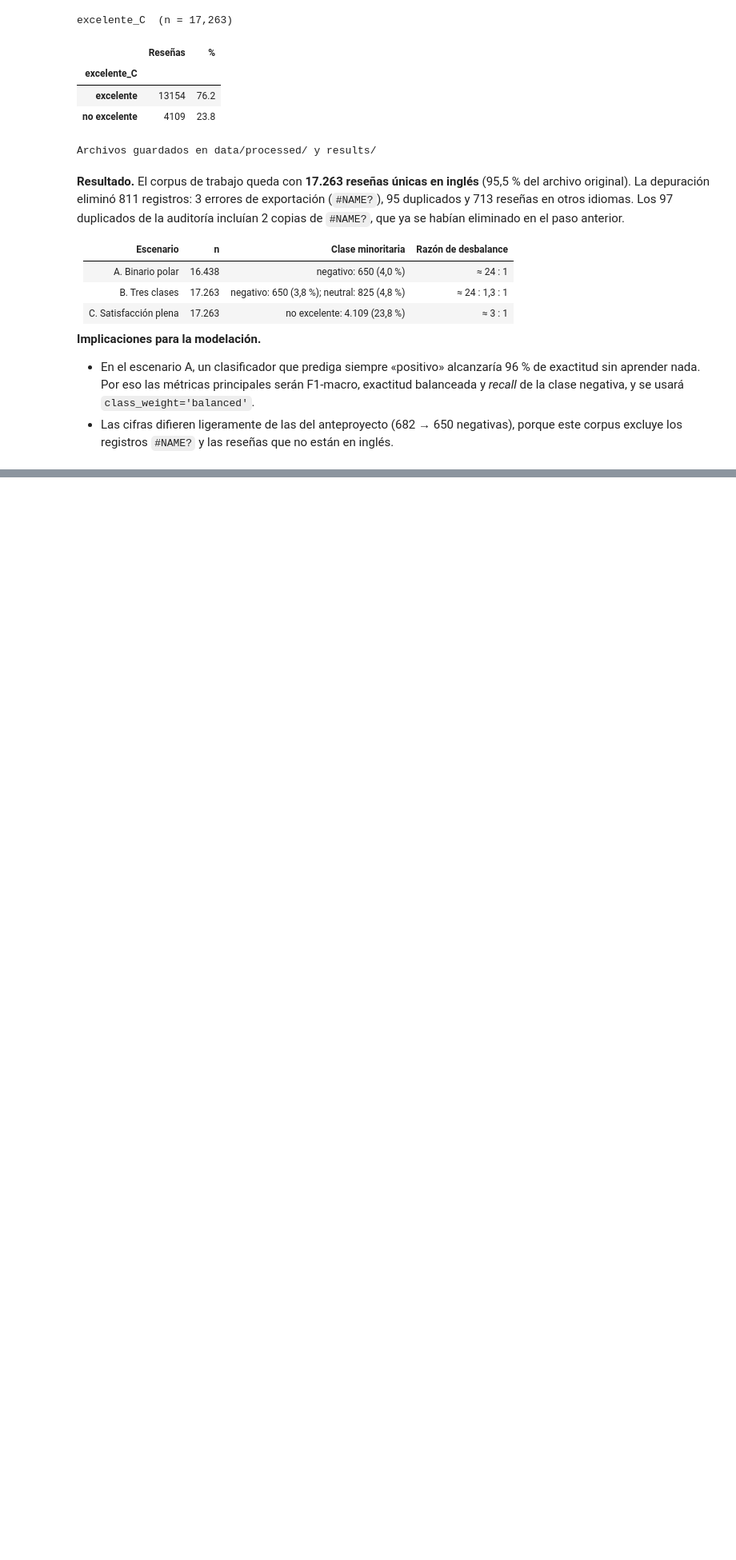
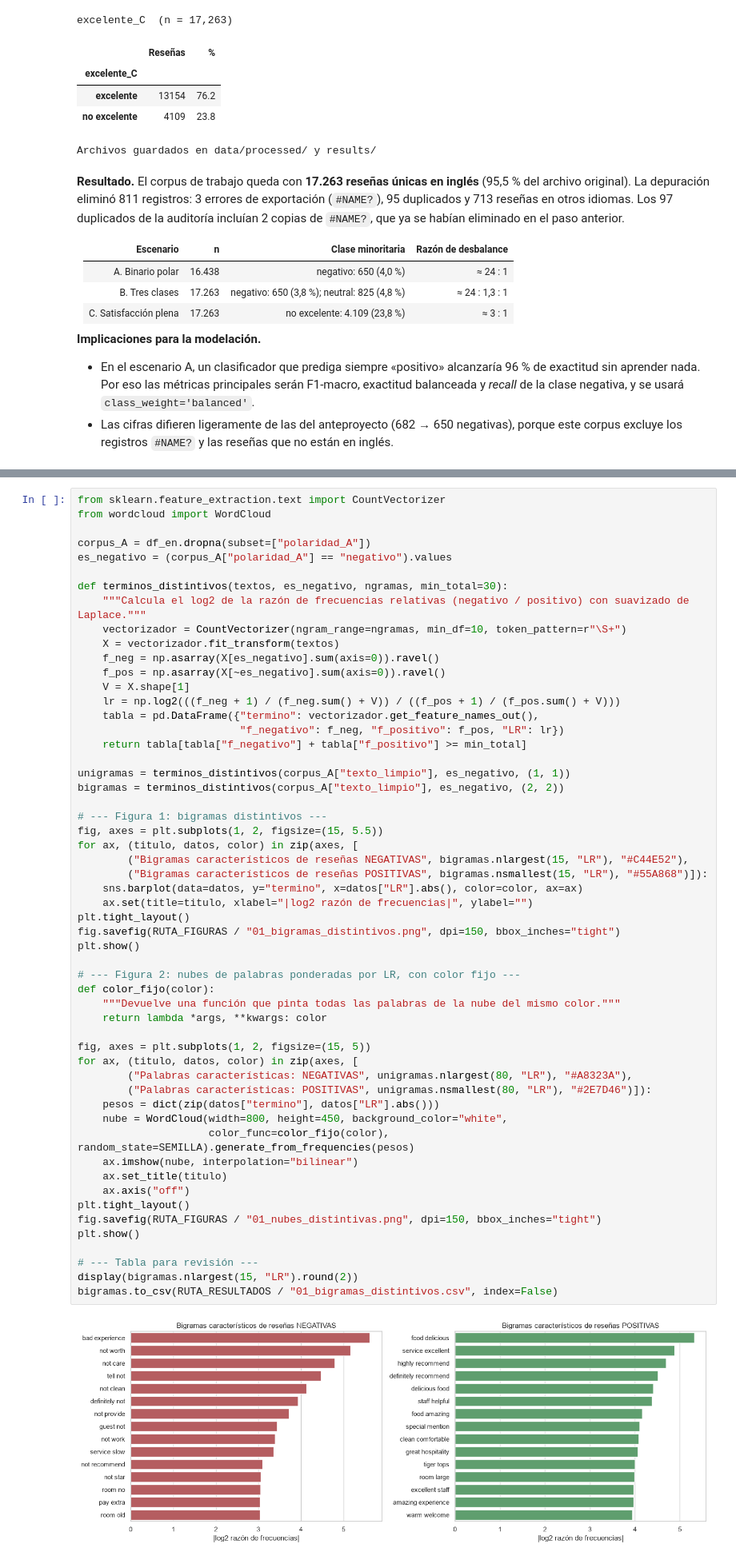
Before and after one commit to isabelmorales2108-ux/pln-luxuryhotels-sentimiento, a Jupyter notebook: notebooks/01_datos_y_exploracion.ipynb, the cells around one changed output, grey strips where cells are left out. Shown at 80% size. Cells and saved outputs as stored; diff of their text form; blank space fills up the shorter version.

```diff
--- a/notebooks/01_datos_y_exploracion.ipynb
+++ b/notebooks/01_datos_y_exploracion.ipynb
@@ -313,0 +590,57 @@ Archivos guardados en data/processed/ y results/
+# %%
+from sklearn.feature_extraction.text import CountVectorizer
+from wordcloud import WordCloud
+
+corpus_A = df_en.dropna(subset=["polaridad_A"])
+es_negativo = (corpus_A["polaridad_A"] == "negativo").values
+
+def terminos_distintivos(textos, es_negativo, ngramas, min_total=30):
+    """Calcula el log2 de la razón de frecuencias relativas (negativo / positivo) con suavizado de Laplace."""
+    vectorizador = CountVectorizer(ngram_range=ngramas, min_df=10, token_pattern=r"\S+")
+    X = vectorizador.fit_transform(textos)
+    f_neg = np.asarray(X[es_negativo].sum(axis=0)).ravel()
+    f_pos = np.asarray(X[~es_negativo].sum(axis=0)).ravel()
+    V = X.shape[1]
+    lr = np.log2(((f_neg + 1) / (f_neg.sum() + V)) / ((f_pos + 1) / (f_pos.sum() + V)))
+    tabla = pd.DataFrame({"termino": vectorizador.get_feature_names_out(),
+                          "f_negativo": f_neg, "f_positivo": f_pos, "LR": lr})
+    return tabla[tabla["f_negativo"] + tabla["f_positivo"] >= min_total]
+
+unigramas = terminos_distintivos(corpus_A["texto_limpio"], es_negativo, (1, 1))
+bigramas = terminos_distintivos(corpus_A["texto_limpio"], es_negativo, (2, 2))
+
+# --- Figura 1: bigramas distintivos ---
+fig, axes = plt.subplots(1, 2, figsize=(15, 5.5))
+for ax, (titulo, datos, color) in zip(axes, [
+        ("Bigramas característicos de reseñas NEGATIVAS", bigramas.nlargest(15, "LR"), "#C44E52"),
+        ("Bigramas característicos de reseñas POSITIVAS", bigramas.nsmallest(15, "LR"), "#55A868")]):
+    sns.barplot(data=datos, y="termino", x=datos["LR"].abs(), color=color, ax=ax)
+    ax.set(title=titulo, xlabel="|log2 razón de frecuencias|", ylabel="")
+plt.tight_layout()
+fig.savefig(RUTA_FIGURAS / "01_bigramas_distintivos.png", dpi=150, bbox_inches="tight")
+plt.show()
+
+# --- Figura 2: nubes de palabras ponderadas por LR, con color fijo ---
+def color_fijo(color):
+    """Devuelve una función que pinta todas las palabras de la nube del mismo color."""
+    return lambda *args, **kwargs: color
+
+fig, axes = plt.subplots(1, 2, figsize=(15, 5))
+for ax, (titulo, datos, color) in zip(axes, [
+        ("Palabras características: NEGATIVAS", unigramas.nlargest(80, "LR"), "#A8323A"),
+        ("Palabras características: POSITIVAS", unigramas.nsmallest(80, "LR"), "#2E7D46")]):
+    pesos = dict(zip(datos["termino"], datos["LR"].abs()))
+    nube = WordCloud(width=800, height=450, background_color="white",
+                     color_func=color_fijo(color), random_state=SEMILLA).generate_from_frequencies(pesos)
+    ax.imshow(nube, interpolation="bilinear")
+    ax.set_title(titulo)
+    ax.axis("off")
+plt.tight_layout()
+fig.savefig(RUTA_FIGURAS / "01_nubes_distintivas.png", dpi=150, bbox_inches="tight")
+plt.show()
+
+# --- Tabla para revisión ---
+display(bigramas.nlargest(15, "LR").round(2))
+bigramas.to_csv(RUTA_RESULTADOS / "01_bigramas_distintivos.csv", index=False)
+# %% [output]
+[figure, added]
```
Also changed, not shown: parts of 15 cells of this notebook, 9 other files.
